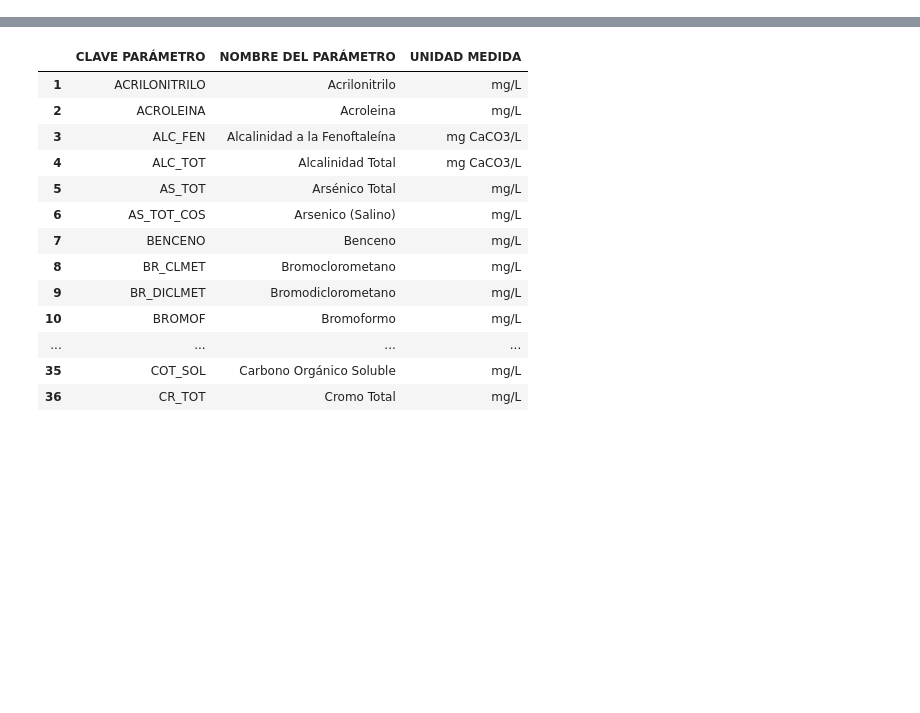
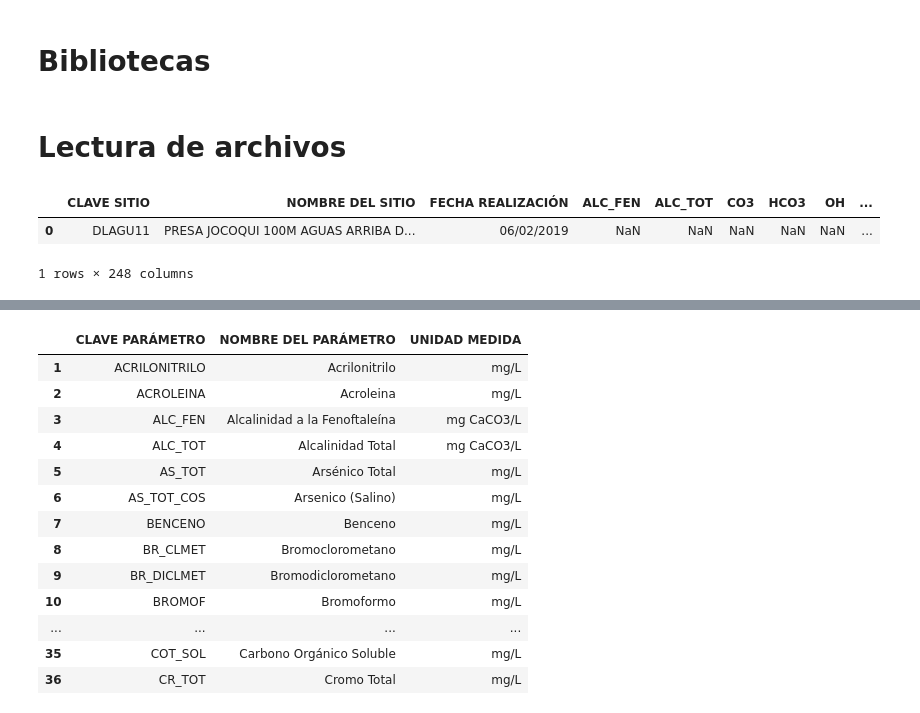
Before and after one commit to GuijonGustavo/water-studio, a Jupyter notebook: res_cal_agua_2012-2018-exploratorio.ipynb, the cells around one changed output, grey strips where cells are left out. Drawn from its saved outputs; the diff is of its cells as text; code cells hidden in the pictures; blank space fills up the shorter version.

```diff
--- a/res_cal_agua_2012-2018-exploratorio.ipynb
+++ b/res_cal_agua_2012-2018-exploratorio.ipynb
@@ -1,14 +1,25 @@
+# %% [markdown]
+# Bibliotecas
 # %%
 import numpy as np
 import matplotlib.pyplot as plt
 import pandas as pd
 import sys, os
 from matplotlib.pylab import rcParams
+# %% [markdown]
+# Lectura de archivos
 # %%
 #Read file
 df_res = pd.read_csv("data/hoja_res.csv", low_memory=False)
+df_res_2019 = pd.read_csv("data/hoja_res-2019.csv", low_memory=False)
 df_eti = pd.read_csv("data/hoja_etiquetas.csv", low_memory=False)
 df_sit = pd.read_csv("data/hoja_sitios.csv", low_memory=False)
+# %%
+df_res_2019.head(1)
+# %% [output]
+|  | CLAVE SITIO | NOMBRE DEL SITIO | FECHA REALIZACIÓN | ALC_FEN | ALC_TOT | CO3 | HCO3 | OH | ... |
+| 0 | DLAGU11 | PRESA JOCOQUI 100M AGUAS ARRIBA D... | 06/02/2019 | NaN | NaN | NaN | NaN | NaN | ... |
+1 rows × 248 columns
 # %%
 df_res.head(1)
 # %% [output]
```
Also changed, not shown: parts of 4 cells of this notebook, 1 other file.
